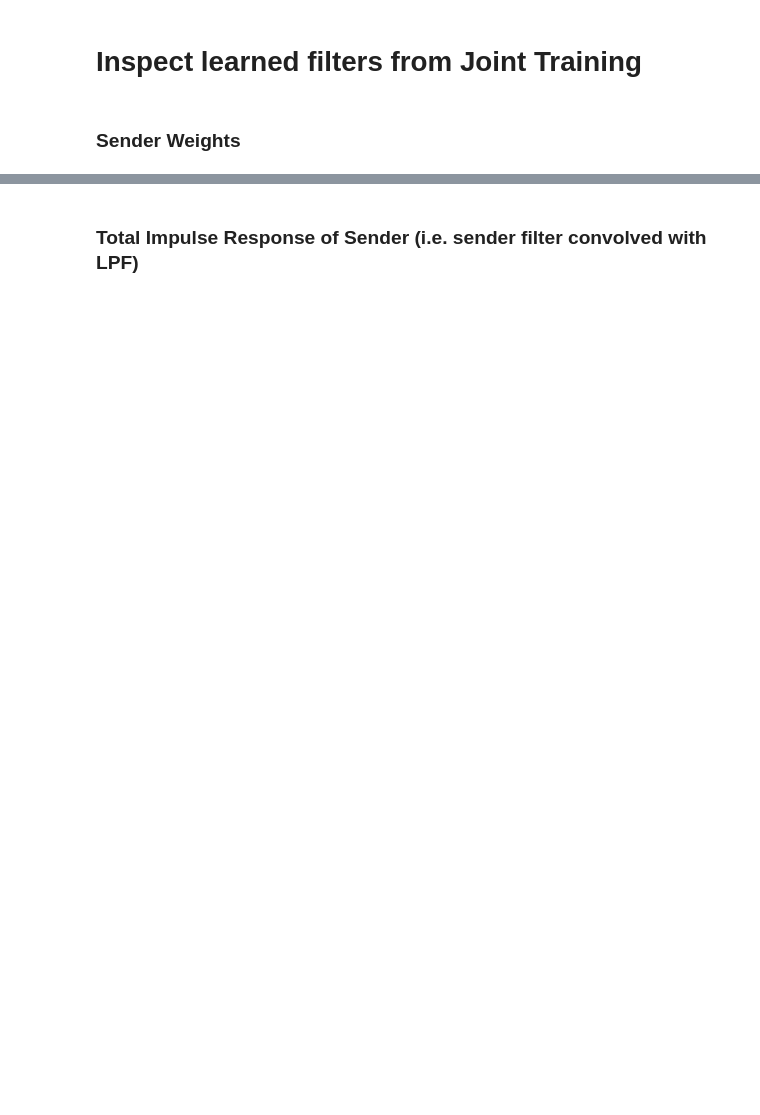
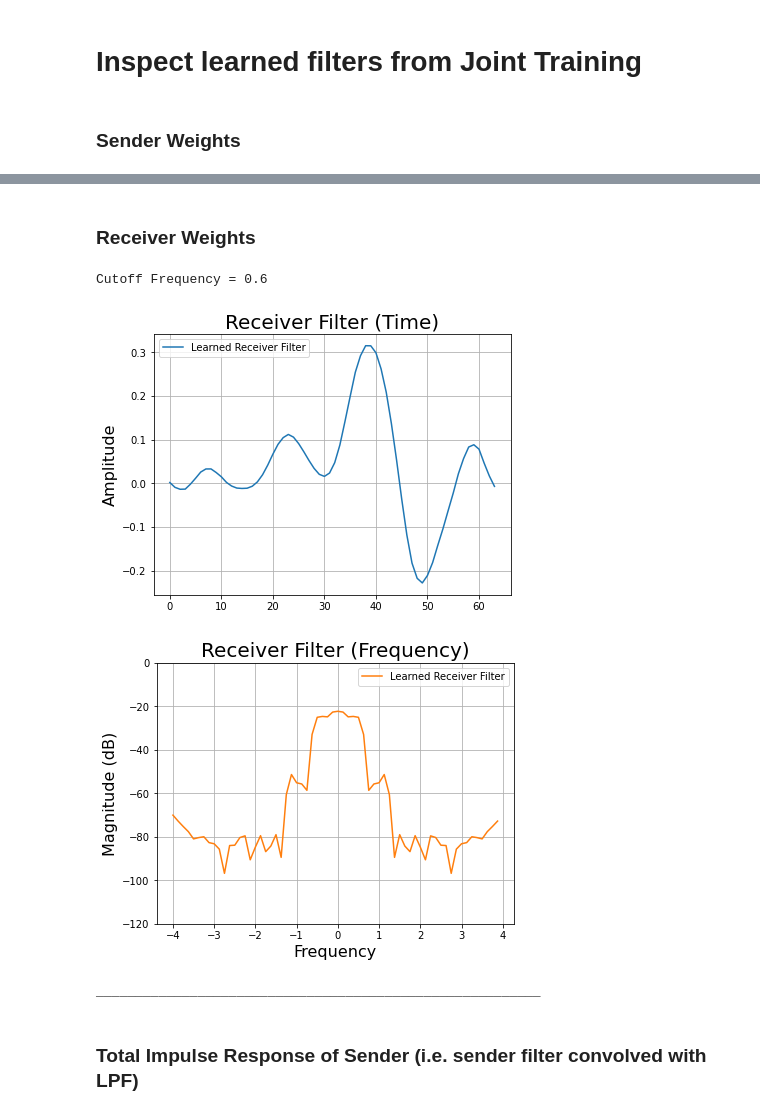
Before and after one commit to FaxMan1/Master-Thesis, a Jupyter notebook: Jupyter/InspectFiltersIdeal.ipynb, the cells around one changed output, grey strips where cells are left out. Cells and saved outputs as stored; diff of their text form; code cells hidden in the pictures; blank space fills up the shorter version.

```diff
--- a/Jupyter/InspectFiltersIdeal.ipynb
+++ b/Jupyter/InspectFiltersIdeal.ipynb
@@ -80,2 +89,26 @@ for cutoff, c_int in zip(cutoffs, cutoff_ints):
+# %% [markdown]
+### Receiver Weights
+# %%
+CS = Comms_System(symbol_set=symbol_set, symbol_seq=symbol_seq, num_samples=m, beta=0)
+figsize = (6.4, 4.8)
+
+for cutoff, c_int in zip(cutoffs, cutoff_ints):
+    print('Cutoff Frequency =', c_int)
+    path = '../Joint_Models/'
+    net = torch.load(path + 'ReceiverIdeal' + cutoff)
+
+    learned_filter = list(net.parameters())[0].detach()[0][0]
+    learned_filter = learned_filter / torch.sqrt(torch.sum(torch.square(learned_filter))) # normalize
+
+    plot_time_response([learned_filter], legend=['Learned Receiver Filter'], title='Receiver Filter (Time)')
+    plot_freq_response([learned_filter], legend=['Learned Receiver Filter'], title='Receiver Filter (Frequency)', ylim=[-120,0])
+
+    print('_________________________________________________________')
+    print()
+# %% [output]
+Cutoff Frequency = 0.6
+[figure, added]
+[figure, added]
+_________________________________________________________
 # %% [markdown]
 ### Total Impulse Response of Sender (i.e. sender filter convolved with LPF)
```
Also changed, not shown: parts of 14 cells of this notebook, 2 other files.
